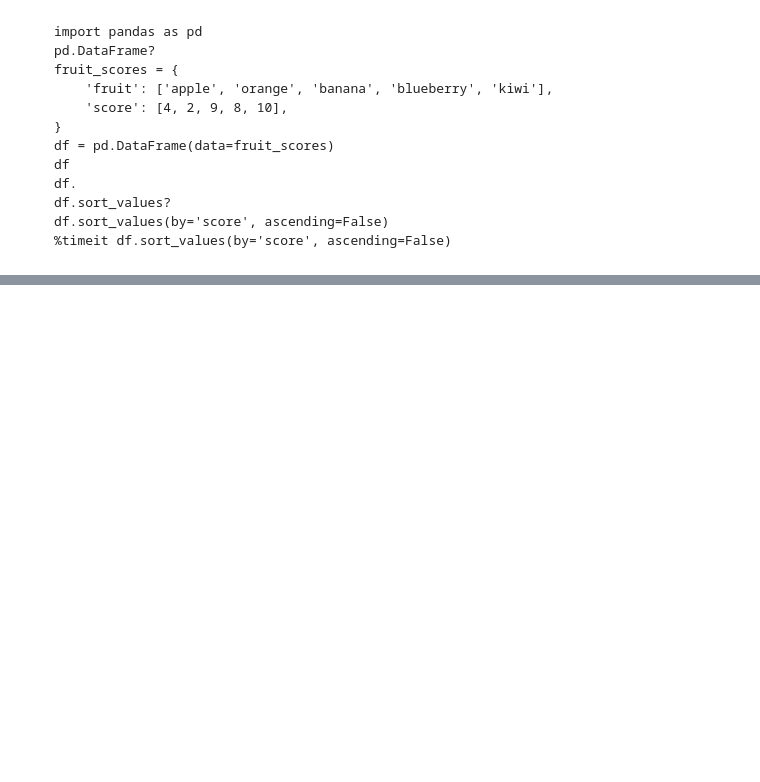
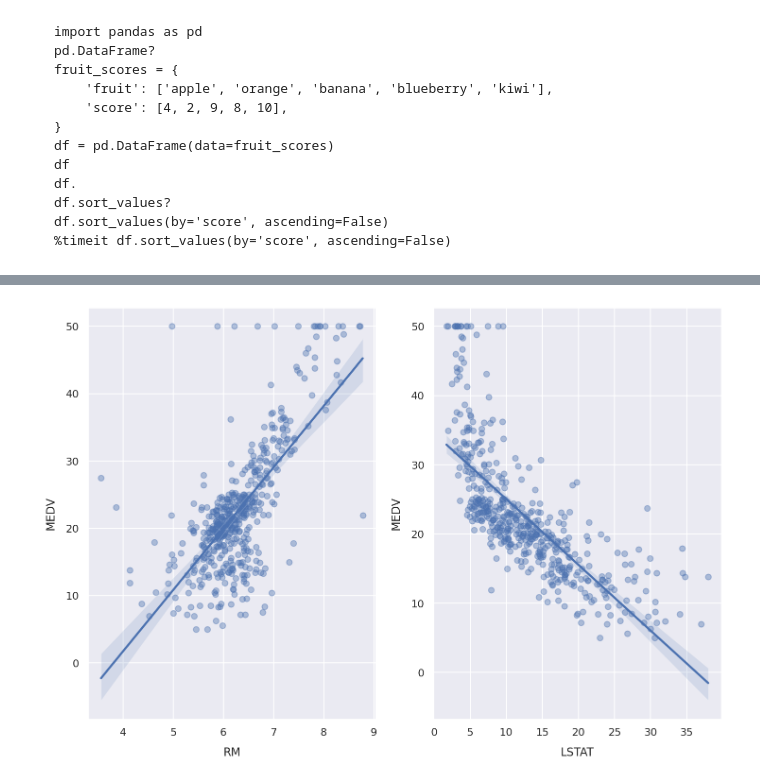
Before and after one commit to oucemabennasr/Data_science_workshop, a Jupyter notebook: Introduction_to_Jupyter_Notebooks.ipynb, the cells around one changed output, grey strips where cells are left out. Saved outputs shown, nothing was run; the diff lists cells and outputs as text; code cells hidden in the pictures; blank space fills up the shorter version.

```diff
--- a/Introduction_to_Jupyter_Notebooks.ipynb
+++ b/Introduction_to_Jupyter_Notebooks.ipynb
@@ -163,0 +312,5 @@ df.sort_values(by='score', ascending=False)
+# %%
+df = pd.DataFrame(
+    data=boston.data,
+    columns=boston.feature_names
+)
@@ -163,0 +537,14 @@ df.sort_values(by='score', ascending=False)
+# %%
+fig, ax = plt.subplots(1, 2)
+
+sns.regplot(x='RM', y='MEDV',
+            data=df,ax=ax[0],
+            scatter_kws={'alpha': 0.4})
+
+sns.regplot(x='LSTAT', y='MEDV',
+            data=df,ax=ax[1],
+            scatter_kws={'alpha': 0.4}, co)
+
+plt.savefig('boston-housing-scatter.png',bbox_inches='tight', dpi=300,)
+# %% [output]
+[figure, added]
```
Also changed, not shown: parts of 64 cells of this notebook.
